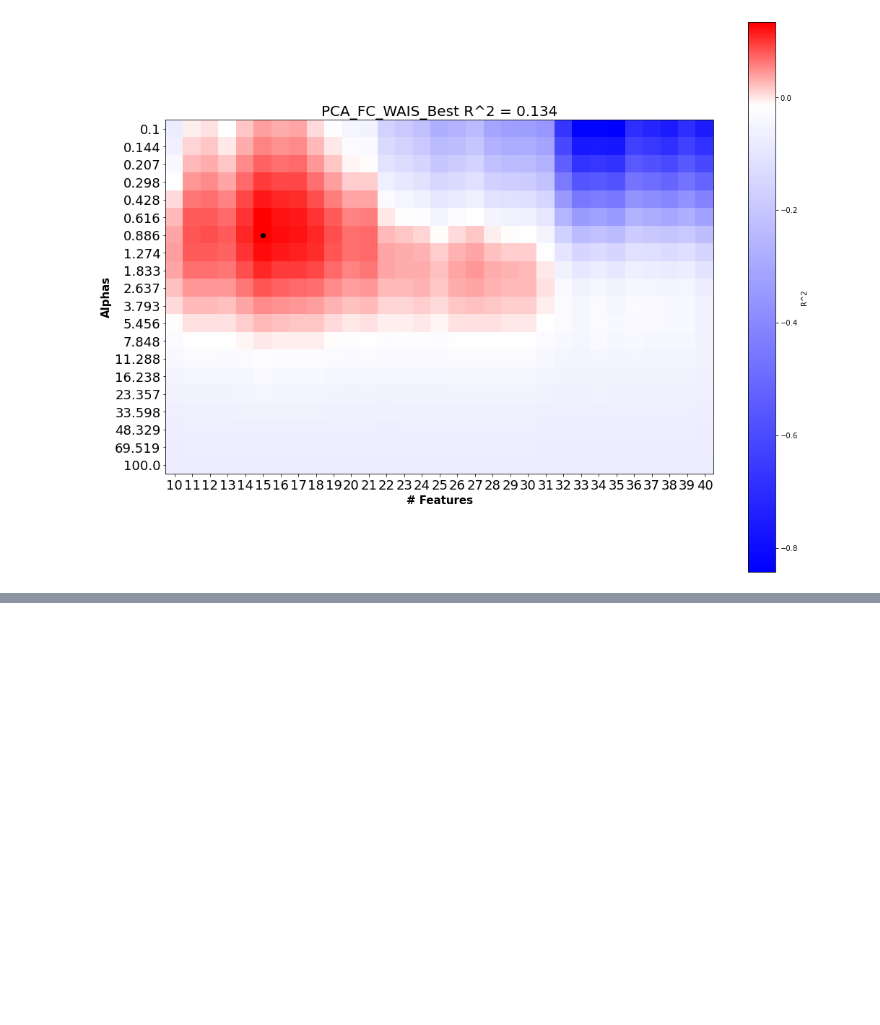
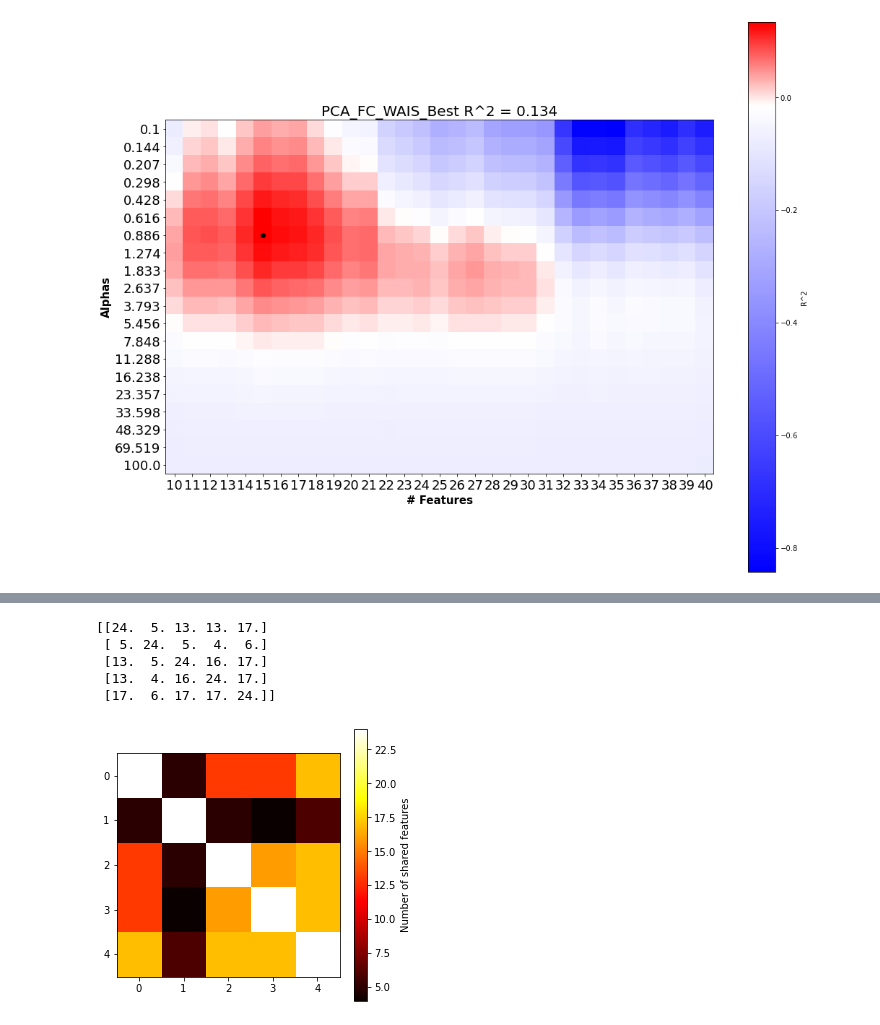
Before and after one commit to emilyolafson/cognition_nemo, a Jupyter notebook: iowa_SC_FC_cognition.ipynb, the cells around one changed output, grey strips where cells are left out. Cells and saved outputs as stored; diff of their text form; code cells hidden in the pictures; blank space fills up the shorter version.

```diff
--- a/iowa_SC_FC_cognition.ipynb
+++ b/iowa_SC_FC_cognition.ipynb
@@ -390,0 +476,22 @@ def plot_figure(gcv_values, string):
+# %%
+#Consistency of correlation feature selection
+k=5
+intersect=np.empty(shape=(k, k), dtype='float')
+
+for i in range(0,k): # compare each fold to each other fold
+    for j in range(0,k):
+        intersect[i,j]=np.shape(np.intersect1d(comps[i], comps[j]))[0]
+
+print(intersect)
+plt.figure(figsize=(5,5))
+
+plt.imshow(intersect, cmap='hot', interpolation='nearest')
+cbar = plt.colorbar()
+cbar.set_label('Number of shared features')
+# %% [output]
+[[24.  5. 13. 13. 17.]
+ [ 5. 24.  5.  4.  6.]
+ [13.  5. 24. 16. 17.]
+ [13.  4. 16. 24. 17.]
+ [17.  6. 17. 17. 24.]]
+[figure, added]
```
Also changed, not shown: parts of 4 cells of this notebook, 2 other files.
